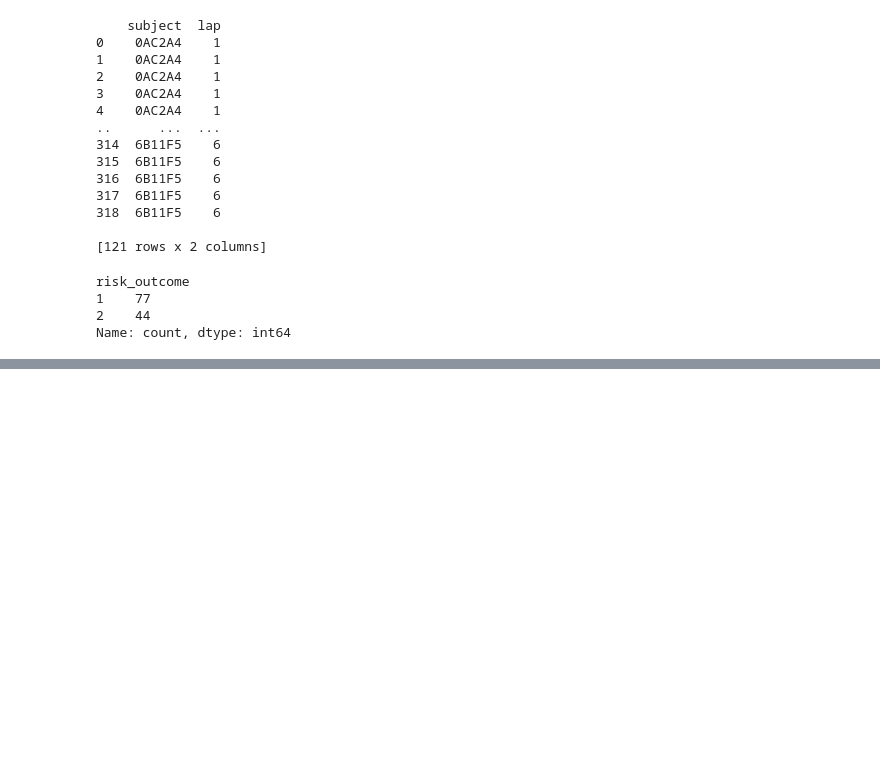
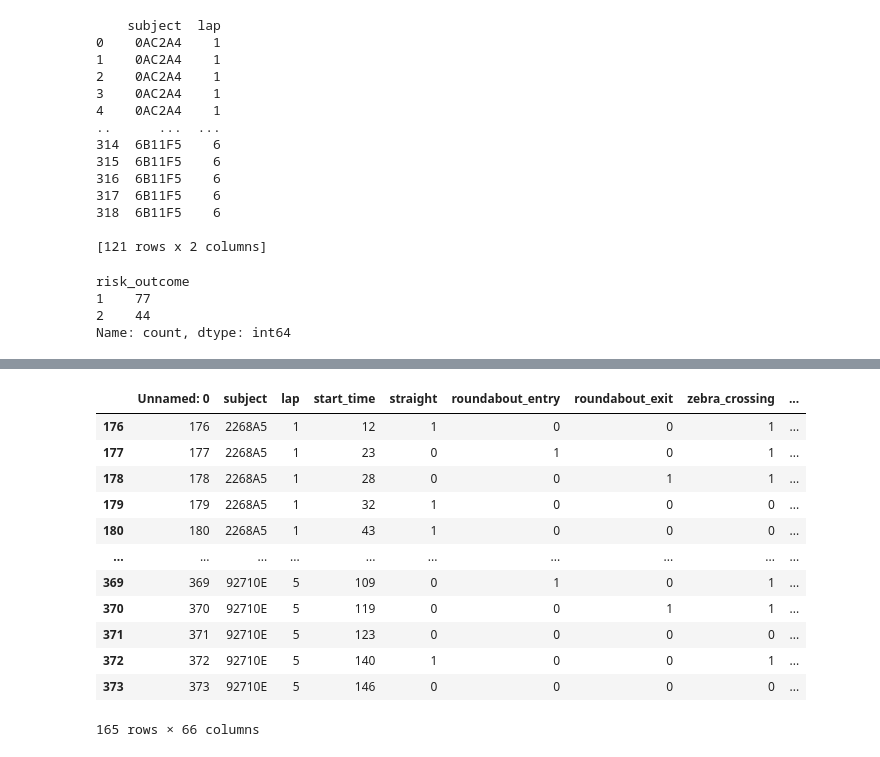
Before and after one commit to eruditus-vir/ediss_hackathon_team7_2024, a Jupyter notebook: ikram_notebooks/train_test_split_custom.ipynb, the cells around one changed output, grey strips where cells are left out. Cells and saved outputs as stored; diff of their text form; code cells hidden in the pictures; blank space fills up the shorter version.

Commit message:
train test split divide laps

```diff
--- a/ikram_notebooks/train_test_split_custom.ipynb
+++ b/ikram_notebooks/train_test_split_custom.ipynb
@@ -191,0 +237,2 @@ Name: count, dtype: int64
+# %%
+train, test = train_test_split_divide_laps(feature_track_df, 4)
@@ -191,0 +289,16 @@ Name: count, dtype: int64
+# %%
+test
+# %% [output]
+|  | Unnamed: 0 | subject | lap | start_time | straight | roundabout_entry | roundabout_exit | zebra_crossing | ... |
+| 176 | 176 | 2268A5 | 1 | 12 | 1 | 0 | 0 | 1 | ... |
+| 177 | 177 | 2268A5 | 1 | 23 | 0 | 1 | 0 | 1 | ... |
+| 178 | 178 | 2268A5 | 1 | 28 | 0 | 0 | 1 | 1 | ... |
+| 179 | 179 | 2268A5 | 1 | 32 | 1 | 0 | 0 | 0 | ... |
+| 180 | 180 | 2268A5 | 1 | 43 | 1 | 0 | 0 | 0 | ... |
+| ... | ... | ... | ... | ... | ... | ... | ... | ... | ... |
+| 369 | 369 | 92710E | 5 | 109 | 0 | 1 | 0 | 1 | ... |
+| 370 | 370 | 92710E | 5 | 119 | 0 | 0 | 1 | 1 | ... |
+| 371 | 371 | 92710E | 5 | 123 | 0 | 0 | 0 | 0 | ... |
+| 372 | 372 | 92710E | 5 | 140 | 1 | 0 | 0 | 1 | ... |
+| 373 | 373 | 92710E | 5 | 146 | 0 | 0 | 0 | 0 | ... |
+165 rows × 66 columns
```
Also changed, not shown: parts of 4 cells of this notebook, 2 other files.
